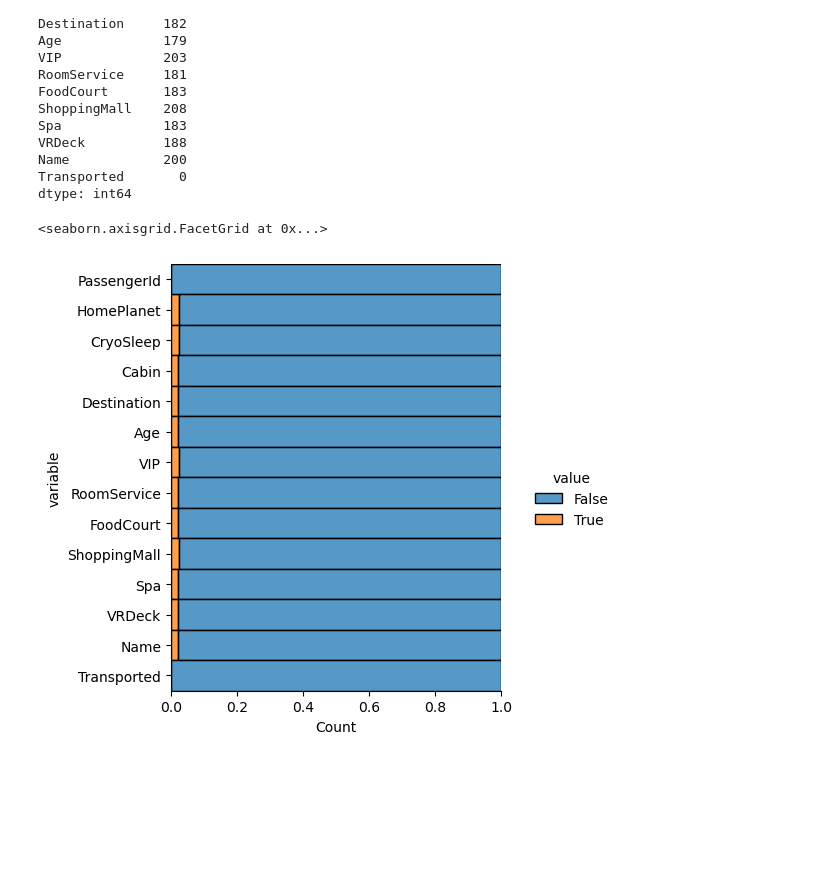
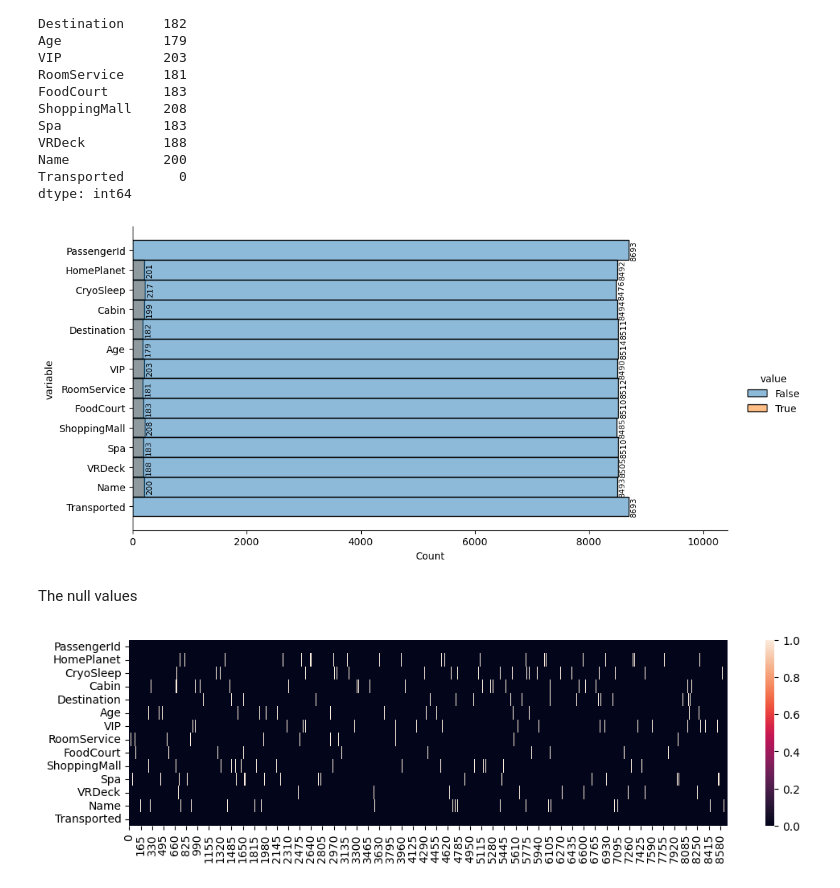
Before and after one commit to Alejolamilla/Spaceship-Titanic, a Jupyter notebook: spaceship_titanic.ipynb, the cells around one changed output. Drawn from its saved outputs; the diff is of its cells as text; code cells hidden in the pictures; blank space fills up the shorter version.

Commit message:
Examining null values

```diff
--- a/spaceship_titanic.ipynb
+++ b/spaceship_titanic.ipynb
@@ -59,22 +60,47 @@ VRDeck          188
 Name            200
 Transported       0
 dtype: int64
+# %%
+# seeing the null values proportion
+fg = df.isnull().melt().pipe(
+    lambda df: (
+        sns.displot(
+            data=df,
+            y="variable",
+            hue="value",
+            aspect=2,
+        )
+    )
+)
+
+for ax in fg.axes.ravel():
+    # add annotations
+    for c in ax.containers:
+        # custom label calculates value and adds an empty string so 0 value bars don't have a number
+        labels = [f'{w:.0f}' if (w := v.get_width()) > 0 else '' for v in c]
+        ax.bar_label(c, labels=labels, label_type='edge', fontsize=8, rotation=90, padding=2)
+    ax.margins(x=0.2)
+
+plt.show()
+# %% [output]
+[figure, added]
+# %% [markdown]
+The  null values
 # %%
-# seeing the null values proportion
+# See the null values on the whole dataset
+plt.figure(figsize=(12, 3))
+
 (
     df.isnull()
-    .melt()
+    .transpose()
     .pipe(
-        lambda df:(
-            sns.displot(
-                data = df,
-                y= "variable",
-                hue="value",
-                multiple = "fill"
+        lambda df: (
+            sns.heatmap(
+                data = df
             )
         )
     )
 )
+plt.show()
 # %% [output]
-<seaborn.axisgrid.FacetGrid at 0x...>
-[figure, old version]
+[figure, new version]
```
Also changed, not shown: parts of 2 cells of this notebook.
